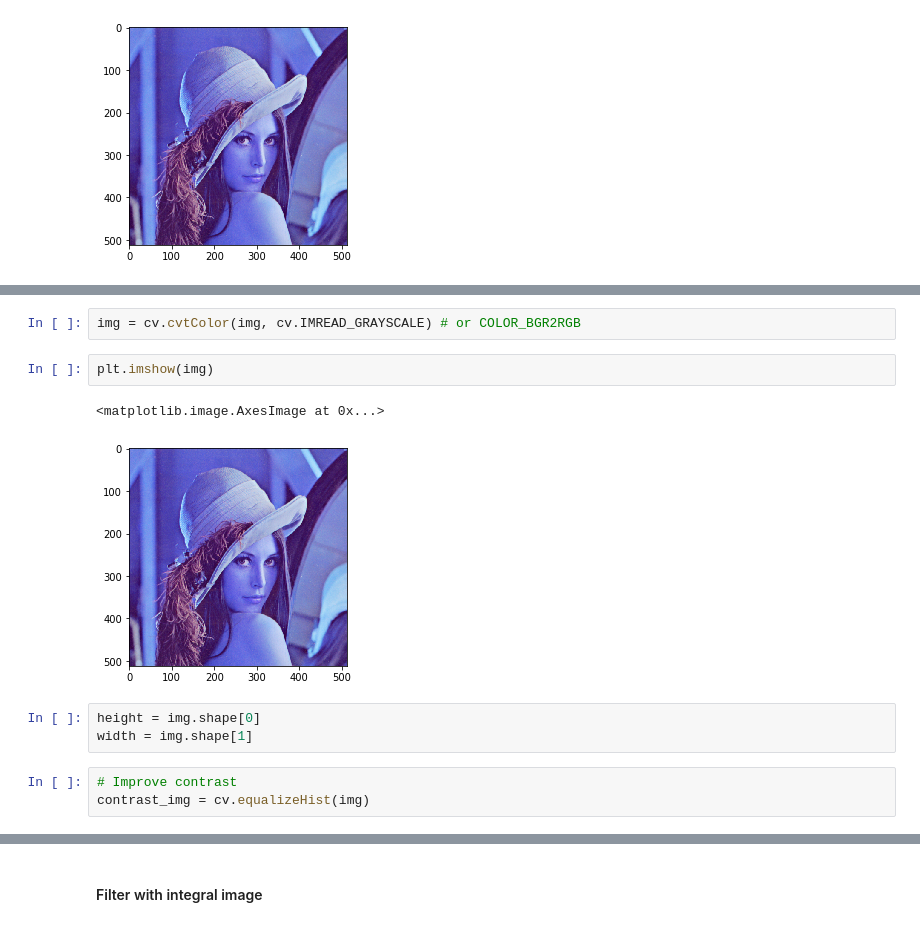
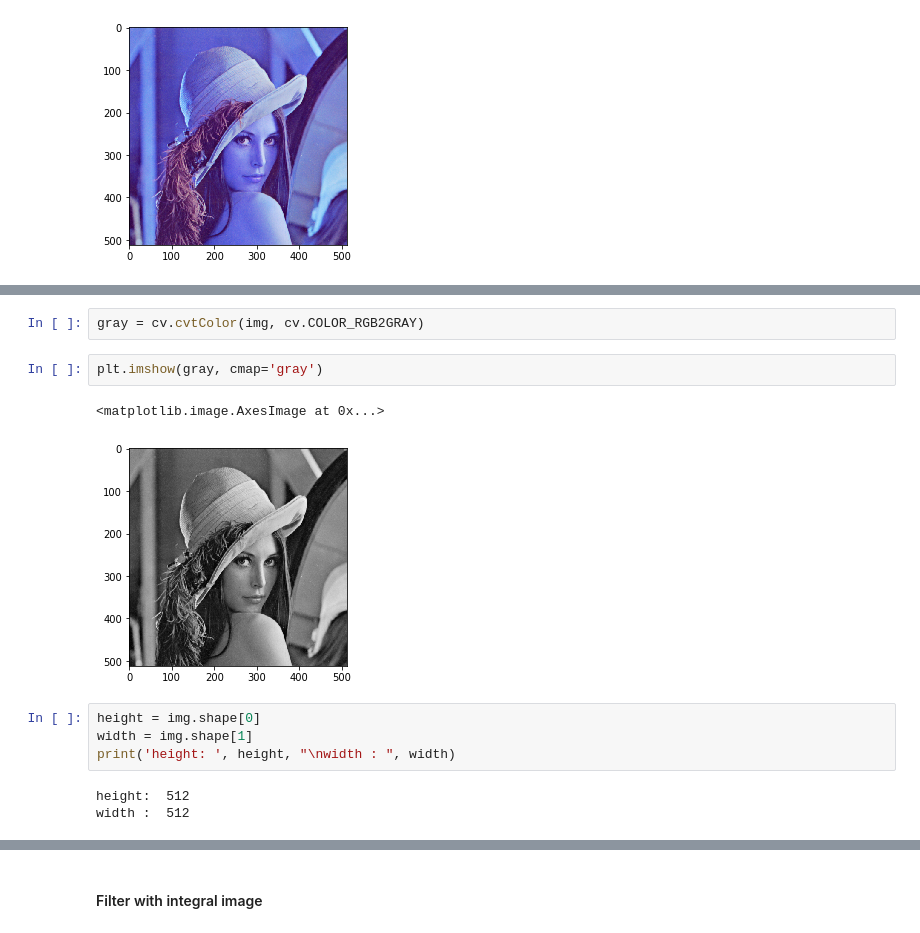
Before and after one commit to DaniilRoman/corners_detection, a Jupyter notebook: OpenCV.ipynb, the cells around one changed output, grey strips where cells are left out. Drawn from its saved outputs; the diff is of its cells as text.

```diff
--- a/OpenCV.ipynb
+++ b/OpenCV.ipynb
@@ -21,13 +28,14 @@ plt.imshow(img)
 # %%
-img = cv.cvtColor(img, cv.IMREAD_GRAYSCALE) # or COLOR_BGR2RGB
+gray = cv.cvtColor(img, cv.COLOR_RGB2GRAY)
 # %%
-plt.imshow(img)
+plt.imshow(gray, cmap='gray')
 # %% [output]
 <matplotlib.image.AxesImage at 0x...>
-[figure, old version]
+[figure, new version]
 # %%
 height = img.shape[0]
 width = img.shape[1]
+print('height: ', height, "\nwidth : ", width)
+# %% [output]
+height:  512
+width :  512
-# %%
-# Improve contrast
-contrast_img = cv.equalizeHist(img)
```
Also changed, not shown: parts of 31 cells of this notebook.
